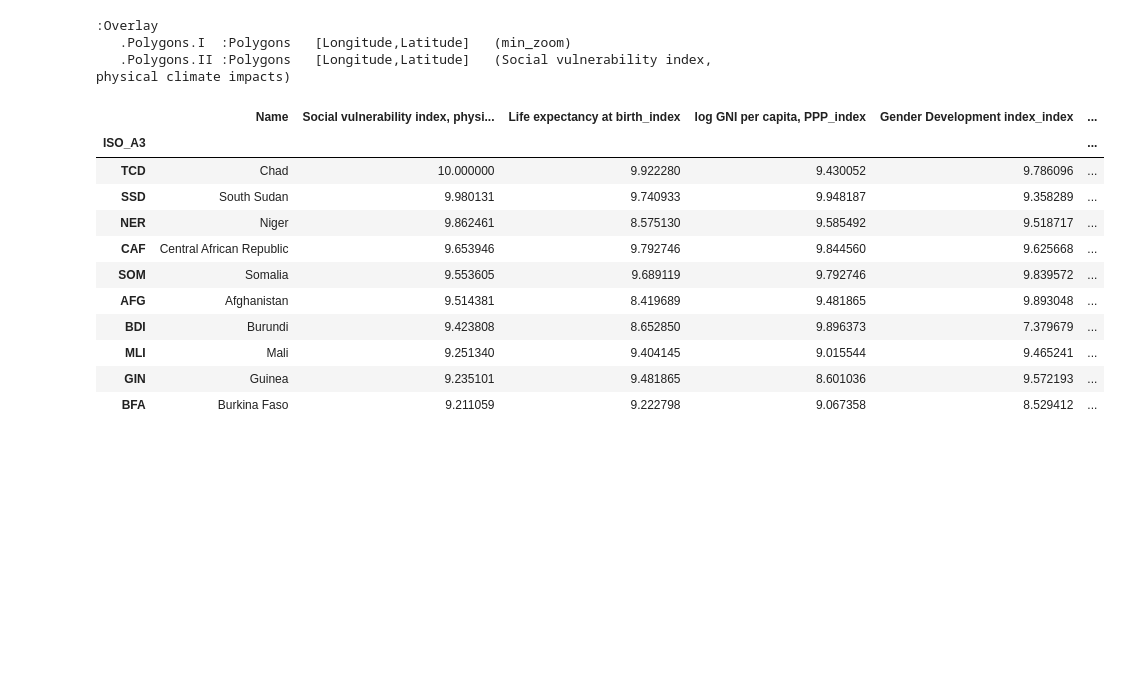
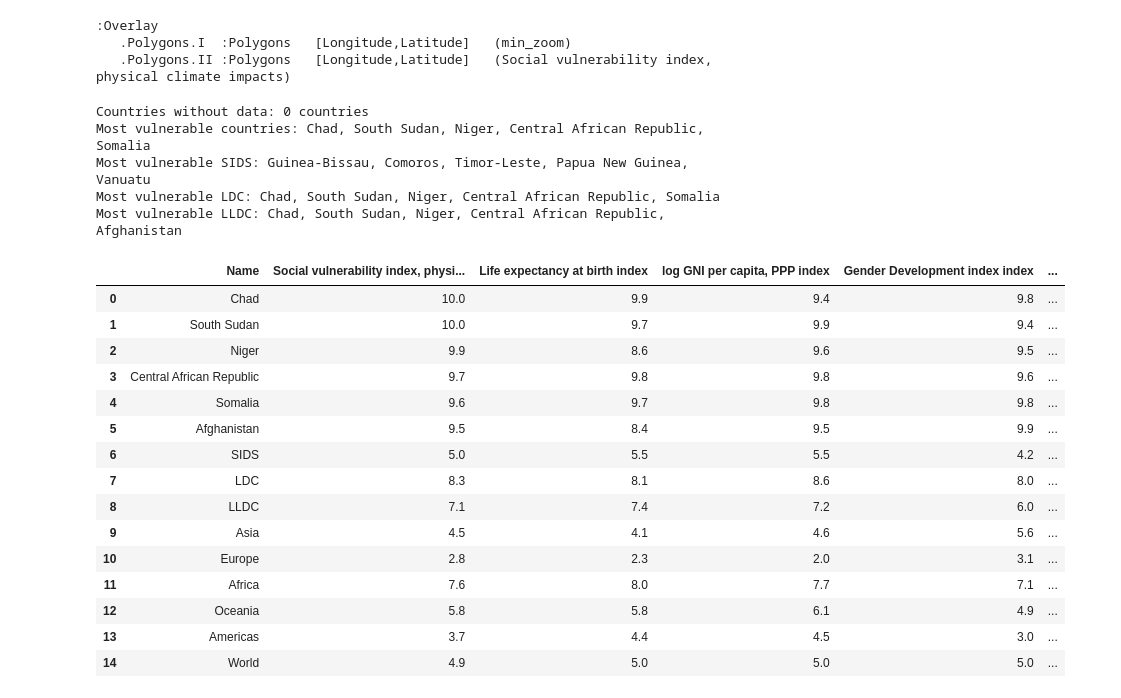
Before and after one commit to rodrigoms95/UNESCO_climate, a Jupyter notebook: code/indice_socio.ipynb, the cells around one changed output. Saved outputs shown, nothing was run; the diff lists cells and outputs as text; code cells hidden in the pictures; blank space fills up the shorter version.

Commit message:
social phhysical

```diff
--- a/code/indice_socio.ipynb
+++ b/code/indice_socio.ipynb
@@ -256,10 +356,10 @@ Sin datos: 0 países
 # Age dependency
 i = 4
 
-df[vars[i]] = 100 * df[v_pop[1:3]].sum(axis = 1) / df[v_pop[3]]
+df_iso[vars[i]] = 100 * df[v_pop[1:3]].sum(axis = 1) / df[v_pop[3]]
 
 # Mapa
-borders[vars[i]] = df.reset_index().set_index(ix)[vars[i]]
+borders[vars[i]] = df_iso[vars[i]]
 # Eliminamos Monaco por motivos de visualización
 borders.loc["MCO"] = np.nan
 print(f"min: {borders[vars[i]].min()}, max: {borders[vars[i]].max()}")
@@ -271,10 +371,9 @@ map_v = gv.Polygons( borders,
 map = ( ocean * map_v ).opts( **options_m )
 gv.output( map, size = 600 )
 
-# Países sin datos
-print( f"Sin datos: {df[ df[vars[i]].isnull() ].shape[0]} países" )
-# 10 países más bajos
-df[ ["Name", vars[i] ] ].sort_values(vars[i], ascending = False).head(10)
+# Países más vulnerables
+disp = display( vars[i], category = vars[i] )
+disp
 # %% [output]
 min: 17.081958975802024, max: 51.15556487974437
 :Overlay
@@ -296,62 +403,64 @@ Sin datos: 0 países
 # %%
 # Índice de vulnerabilidad socioeconómica
 index_n = "Social vulnerability index, physical climate impacts"
 
-# Índice por unidad geográfico ISO-3166-1
-df = df.reset_index().set_index(ix)
-
 # Cálculo del índice para cada categoría
-var_i = [v + "_index" for v in vars]
 # Países con al menos 4 valores
-df = df[ df[vars].count(axis = 1) > 3 ]
+df_iso = df_iso[ df_iso[vars].count(axis = 1) > 3 ].copy()
 # Normalización 0-10
 for i, v in enumerate(vars):
-    df[ var_i[i] ] = stats.percentileofscore( df[ vars[i] ],
-        df[ vars[i] ], nan_policy = "omit" ) / 10
-    #min_v = df[v].min()
-    #max_v = df[v].max()
-    #rng_v = max_v - min_v
-    #df[ var_i[i] ] = 10 * ( df[v] - min_v ) / rng_v
-    if v in vars[0:3]: df[ var_i[i] ] = 10 - df[ var_i[i] ]
+    df_iso[ var_i[i] ] = stats.percentileofscore( df_iso[ vars[i] ],
+        df_iso[ vars[i] ], nan_policy = "omit" ) / 10
+    if v in vars[0:3]: df_iso[ var_i[i] ] = 10 - df_iso[ var_i[i] ]
 
 # Cálculo del índice
-df[index_n] = df[var_i].mean(axis = 1)
+df_iso[index_n] = df_iso[var_i].mean(axis = 1)
 # Normalización 0-10
-min_v = df[index_n].min()
-max_v = df[index_n].max()
+min_v = df_iso[index_n].min()
+max_v = df_iso[index_n].max()
 rng_v = max_v - min_v
-df[ index_n ] = 10 * ( df[index_n] - min_v ) / rng_v
+df_iso[ index_n ] = 10 * ( df_iso[index_n] - min_v ) / rng_v
 
 # Guardamos el archivo
-df.to_csv(path_r + "socioeconomic_index.csv")
+df_iso.to_csv(path_r + "socioeconomic_index.csv")
 
 # Mapa
-borders[index_n] = df[index_n]
+borders[index_n] = df_iso[index_n]
 map_v = gv.Polygons( borders,
     vdims = gv.Dimension(index_n, range = (0, 10.0001) )
     ).opts( cmap = "plasma_r", **options )
 map = ( ocean * map_v ).opts( **options_m )
 gv.output( map, size = 600 )
 
 # Guardamos el archivo
-df[["Name", index_n] + vars + var_i].to_csv(
+df_iso[["name", index_n, "GNI per capita"] + vars + var_i].to_csv(
     "../share/Indexes/Physical_vulnerability_index.csv" )
 
-# 10 países más altos
-df[["Name", index_n] + var_i].sort_values(index_n, ascending = False).head(10)
+# Países más vulnerables
+disp = display( index_n, type = "index" )
+disp
 # %% [output]
 :Overlay
    .Polygons.I  :Polygons   [Longitude,Latitude]   (min_zoom)
    .Polygons.II :Polygons   [Longitude,Latitude]   (Social vulnerability index, physical climate impacts)
+Countries without data: 0 countries
+Most vulnerable countries: Chad, South Sudan, Niger, Central African Republic, Somalia
+Most vulnerable SIDS: Guinea-Bissau, Comoros, Timor-Leste, Papua New Guinea, Vanuatu
+Most vulnerable LDC: Chad, South Sudan, Niger, Central African Republic, Somalia
+Most vulnerable LLDC: Chad, South Sudan, Niger, Central African Republic, Afghanistan
-|  | Name | Social vulnerability index, physi... | Life expectancy at birth_index | log GNI per capita, PPP_index | Gender Development index_index | ... |
-| ISO_A3 |  |  |  |  |  | ... |
-| TCD | Chad | 10.000000 | 9.922280 | 9.430052 | 9.786096 | ... |
-| SSD | South Sudan | 9.980131 | 9.740933 | 9.948187 | 9.358289 | ... |
-| NER | Niger | 9.862461 | 8.575130 | 9.585492 | 9.518717 | ... |
-| CAF | Central African Republic | 9.653946 | 9.792746 | 9.844560 | 9.625668 | ... |
-| SOM | Somalia | 9.553605 | 9.689119 | 9.792746 | 9.839572 | ... |
-| AFG | Afghanistan | 9.514381 | 8.419689 | 9.481865 | 9.893048 | ... |
-| BDI | Burundi | 9.423808 | 8.652850 | 9.896373 | 7.379679 | ... |
-| MLI | Mali | 9.251340 | 9.404145 | 9.015544 | 9.465241 | ... |
-| GIN | Guinea | 9.235101 | 9.481865 | 8.601036 | 9.572193 | ... |
-| BFA | Burkina Faso | 9.211059 | 9.222798 | 9.067358 | 8.529412 | ... |
+|  | Name | Social vulnerability index, physi... | Life expectancy at birth index | log GNI per capita, PPP index | Gender Development index index | ... |
+| 0 | Chad | 10.0 | 9.9 | 9.4 | 9.8 | ... |
+| 1 | South Sudan | 10.0 | 9.7 | 9.9 | 9.4 | ... |
+| 2 | Niger | 9.9 | 8.6 | 9.6 | 9.5 | ... |
+| 3 | Central African Republic | 9.7 | 9.8 | 9.8 | 9.6 | ... |
+| 4 | Somalia | 9.6 | 9.7 | 9.8 | 9.8 | ... |
+| 5 | Afghanistan | 9.5 | 8.4 | 9.5 | 9.9 | ... |
+| 6 | SIDS | 5.0 | 5.5 | 5.5 | 4.2 | ... |
+| 7 | LDC | 8.3 | 8.1 | 8.6 | 8.0 | ... |
+| 8 | LLDC | 7.1 | 7.4 | 7.2 | 6.0 | ... |
+| 9 | Asia | 4.5 | 4.1 | 4.6 | 5.6 | ... |
+| 10 | Europe | 2.8 | 2.3 | 2.0 | 3.1 | ... |
+| 11 | Africa | 7.6 | 8.0 | 7.7 | 7.1 | ... |
+| 12 | Oceania | 5.8 | 5.8 | 6.1 | 4.9 | ... |
+| 13 | Americas | 3.7 | 4.4 | 4.5 | 3.0 | ... |
+| 14 | World | 4.9 | 5.0 | 5.0 | 5.0 | ... |
```
Also changed, not shown: parts of 9 cells of this notebook, 2 other files.
